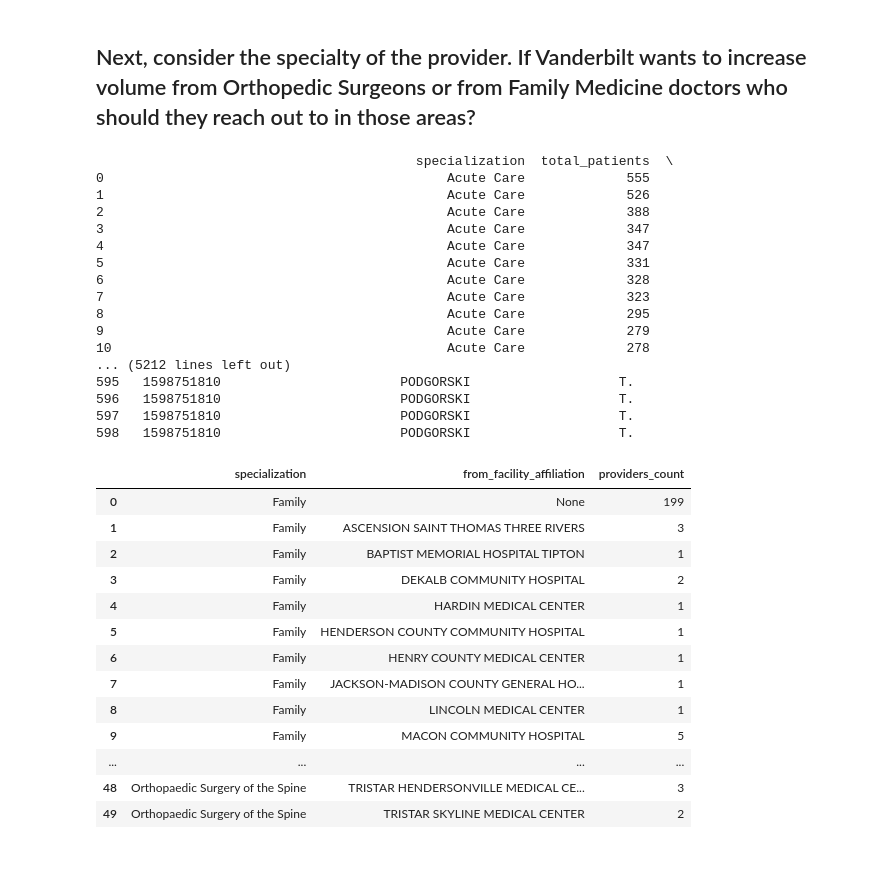
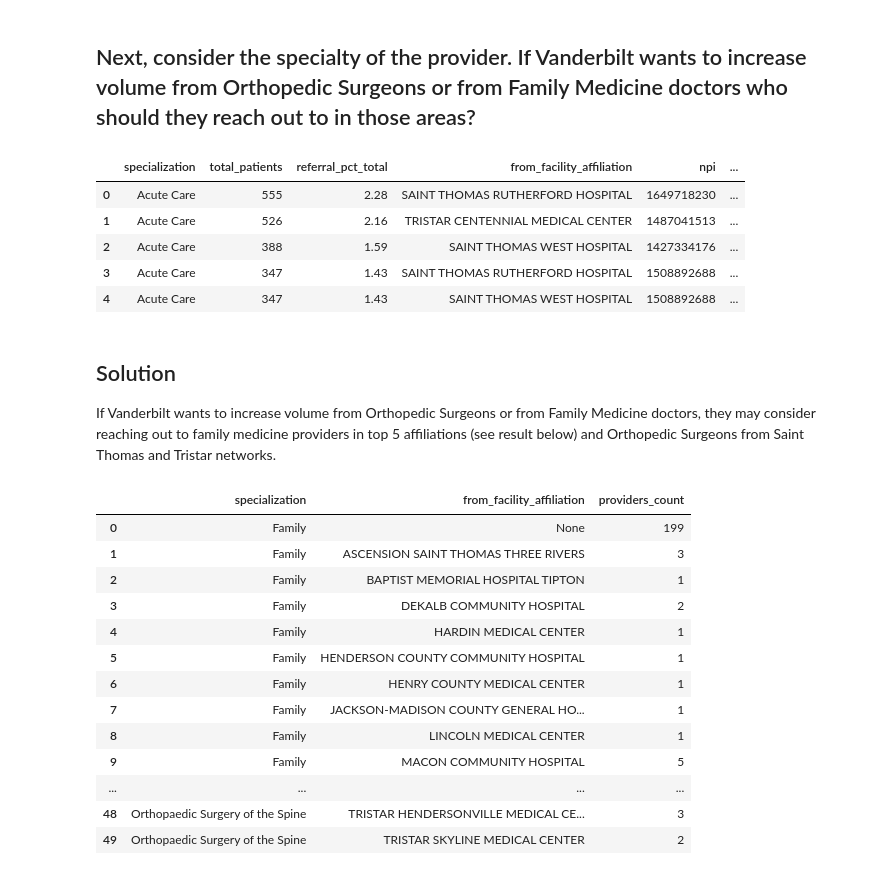
Before and after one commit to tomoumer/hop_team-the-hindenburgs, a Jupyter notebook: Recs_for_Vandy2.ipynb, the cells around one changed output. Saved outputs shown, nothing was run; the diff lists cells and outputs as text; code cells hidden in the pictures.

```diff
--- a/Recs_for_Vandy2.ipynb
+++ b/Recs_for_Vandy2.ipynb
@@ -169,51 +158,44 @@ Vandy_providers AS (
     SELECT DISTINCT h.from_npi
     FROM hop_major_TN_hospitals AS h
     WHERE h.to_npi IN ({Vanderbilt_npi}))
 
 SELECT t. specialization, SUM(patient_count) AS total_patients,
        s.total_patients AS specialization_total_patients_ref,
        SUM(h.patient_count)*1.0/s.total_patients AS specialization_referral_ratio,
        n.*
 FROM hop_major_TN_hospitals AS h
 JOIN nppes AS n
 ON n.npi = h.from_npi
 JOIN taxonomy AS t
 ON t.code = n.primary_taxonomy
 INNER JOIN specialization AS s
 ON s.specialization = t.specialization
 WHERE h.from_npi NOT IN (SELECT * FROM Vandy_providers)
 GROUP BY h.from_npi
 ORDER BY t.specialization, total_patients DESC) AS from_df
 LEFT JOIN facility_affiliations AS fa1
 ON from_df.npi = fa1.npi
 LEFT JOIN TN_Hospital_Info AS hos1
 ON fa1.facility_afl_ccn = hos1.facility_id;
 '''
 
 
 
 
 with sqlite3.connect('Hop_Teaming_2018.sqlite') as db:
     None_Vandy_byspecialization_affiliation = pd.read_sql(query, db)
-None_Vandy_byspecialization_affiliation
+None_Vandy_byspecialization_affiliation.head()
 # %% [output]
-                                         specialization  total_patients  \
-0                                            Acute Care             555
-1                                            Acute Care             526
-2                                            Acute Care             388
-3                                            Acute Care             347
-4                                            Acute Care             347
-5                                            Acute Care             331
-6                                            Acute Care             328
-7                                            Acute Care             323
-8                                            Acute Care             295
-9                                            Acute Care             279
-10                                           Acute Care             278
-... (5212 lines left out)
-595   1598751810                       PODGORSKI                   T.
-596   1598751810                       PODGORSKI                   T.
-597   1598751810                       PODGORSKI                   T.
-598   1598751810                       PODGORSKI                   T.
+|  | specialization | total_patients | referral_pct_total | from_facility_affiliation | npi | ... |
+| 0 | Acute Care | 555 | 2.28 | SAINT THOMAS RUTHERFORD HOSPITAL | 1649718230 | ... |
+| 1 | Acute Care | 526 | 2.16 | TRISTAR CENTENNIAL MEDICAL CENTER | 1487041513 | ... |
+| 2 | Acute Care | 388 | 1.59 | SAINT THOMAS WEST HOSPITAL | 1427334176 | ... |
+| 3 | Acute Care | 347 | 1.43 | SAINT THOMAS RUTHERFORD HOSPITAL | 1508892688 | ... |
+| 4 | Acute Care | 347 | 1.43 | SAINT THOMAS WEST HOSPITAL | 1508892688 | ... |
+# %% [markdown]
+## Solution
+
+If Vanderbilt wants to increase volume from Orthopedic Surgeons or from Family Medicine doctors, they may consider reaching out to family medicine providers in top 5 affiliations (see result below) and Orthopedic Surgeons from Saint Thomas and Tristar networks.
 # %%
 # Group NONE Vandy providers by specialization
 query = f'''
```
Also changed, not shown: parts of 3 cells of this notebook.
